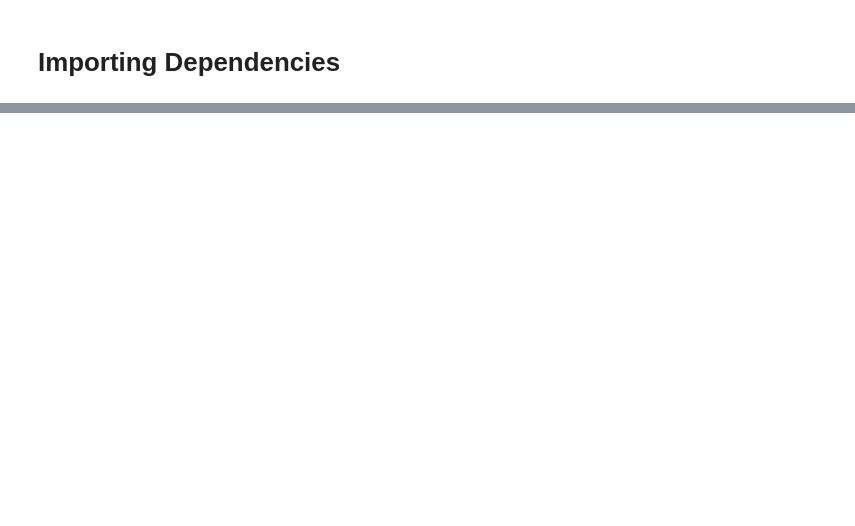
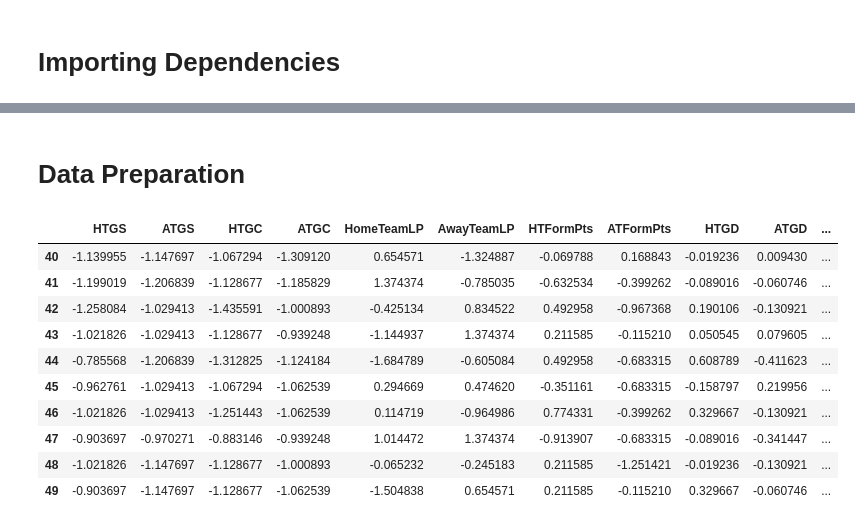
Before and after one commit to Rui-FMF/TAA_1, a Jupyter notebook: football_prediction.ipynb, the cells around one changed output, grey strips where cells are left out. Saved outputs shown, nothing was run; the diff lists cells and outputs as text; code cells hidden in the pictures; blank space fills up the shorter version.

```diff
--- a/football_prediction.ipynb
+++ b/football_prediction.ipynb
@@ -143,0 +166,24 @@ plt.show()
+# %% [markdown]
+# Data Preparation
+# %%
+# Separate into feature set and target variable
+feature_set = data.drop(['HomeTeam','AwayTeam','FTR', 'FTHG', 'FTAG'],1)
+target_set = data['FTR']
+
+cols = [['HTGS','ATGS','HTGC','ATGC','HomeTeamLP','AwayTeamLP','HTFormPts','ATFormPts','HTGD','ATGD','MW','HTP','ATP']]
+for col in cols:
+    feature_set[col] = scale(feature_set[col])
+
+feature_set[40:50]
+# %% [output]
+|  | HTGS | ATGS | HTGC | ATGC | HomeTeamLP | AwayTeamLP | HTFormPts | ATFormPts | HTGD | ATGD | ... |
+| 40 | -1.139955 | -1.147697 | -1.067294 | -1.309120 | 0.654571 | -1.324887 | -0.069788 | 0.168843 | -0.019236 | 0.009430 | ... |
+| 41 | -1.199019 | -1.206839 | -1.128677 | -1.185829 | 1.374374 | -0.785035 | -0.632534 | -0.399262 | -0.089016 | -0.060746 | ... |
+| 42 | -1.258084 | -1.029413 | -1.435591 | -1.000893 | -0.425134 | 0.834522 | 0.492958 | -0.967368 | 0.190106 | -0.130921 | ... |
+| 43 | -1.021826 | -1.029413 | -1.128677 | -0.939248 | -1.144937 | 1.374374 | 0.211585 | -0.115210 | 0.050545 | 0.079605 | ... |
+| 44 | -0.785568 | -1.206839 | -1.312825 | -1.124184 | -1.684789 | -0.605084 | 0.492958 | -0.683315 | 0.608789 | -0.411623 | ... |
+| 45 | -0.962761 | -1.029413 | -1.067294 | -1.062539 | 0.294669 | 0.474620 | -0.351161 | -0.683315 | -0.158797 | 0.219956 | ... |
+| 46 | -1.021826 | -1.029413 | -1.251443 | -1.062539 | 0.114719 | -0.964986 | 0.774331 | -0.399262 | 0.329667 | -0.130921 | ... |
+| 47 | -0.903697 | -0.970271 | -0.883146 | -0.939248 | 1.014472 | 1.374374 | -0.913907 | -0.683315 | -0.089016 | -0.341447 | ... |
+| 48 | -1.021826 | -1.147697 | -1.128677 | -1.000893 | -0.065232 | -0.245183 | 0.211585 | -1.251421 | -0.019236 | -0.130921 | ... |
+| 49 | -0.903697 | -1.147697 | -1.128677 | -1.062539 | -1.504838 | 0.654571 | 0.211585 | -0.115210 | 0.329667 | -0.060746 | ... |
```
Also changed, not shown: parts of 5 cells of this notebook.
